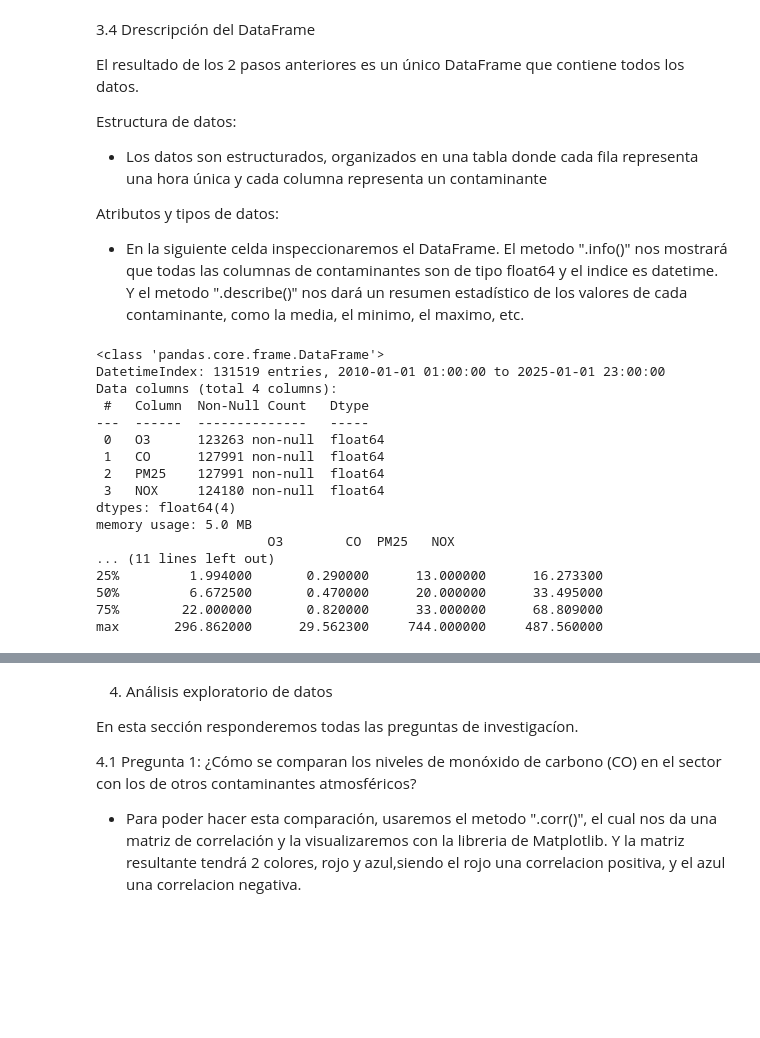
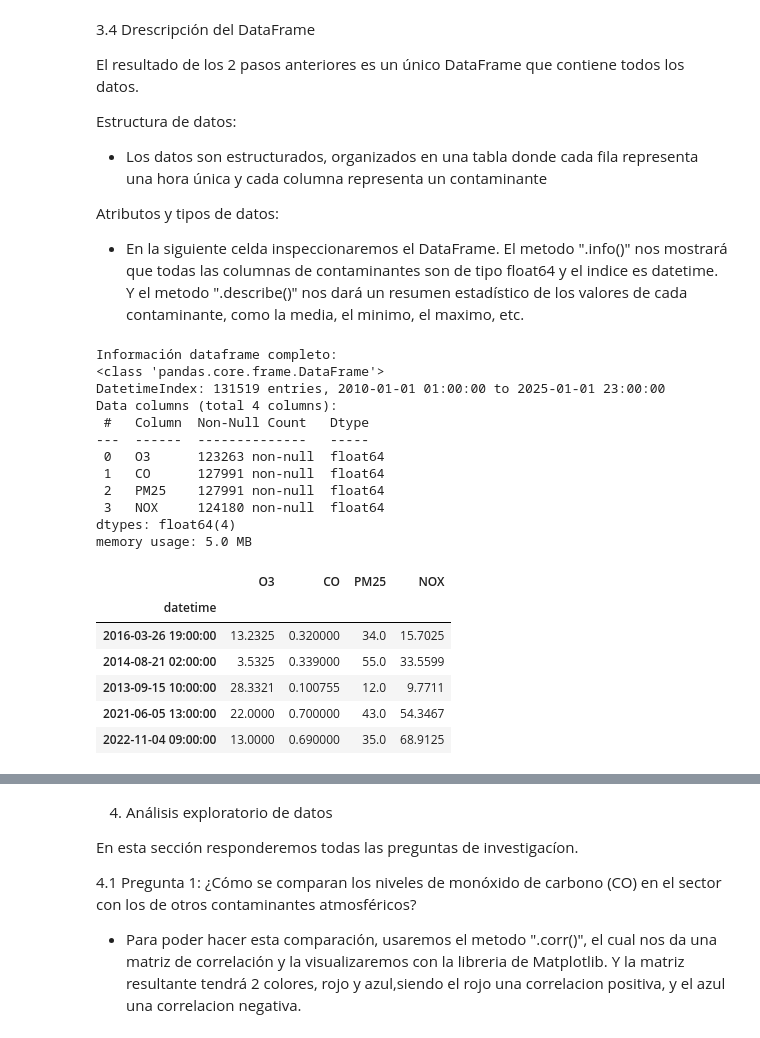
Before and after one commit to GiosueFN/IMT2200-Proyecto-Grupo-14, a Jupyter notebook: Proyecto_ICD/Notebooks/notebook.ipynb, the cells around one changed output, grey strips where cells are left out. Saved outputs shown, nothing was run; the diff lists cells and outputs as text; code cells hidden in the pictures; blank space fills up the shorter version.

```diff
--- a/Proyecto_ICD/Notebooks/notebook.ipynb
+++ b/Proyecto_ICD/Notebooks/notebook.ipynb
@@ -171,10 +167,10 @@ Atributos y tipos de datos:
 - En la siguiente celda inspeccionaremos el DataFrame. El metodo ".info()" nos mostrará que todas las columnas de contaminantes son de tipo float64 y el indice es datetime. Y el metodo ".describe()" nos dará un resumen estadístico de los valores de cada contaminante, como la media, el minimo, el maximo, etc.
 # %%
 # Inspeccionamos el DataFrame
+print('Información dataframe completo:')
 df_completo.info()
-print(df_completo.head())
-print(df_completo.describe())
 # %% [output]
+Información dataframe completo:
 <class 'pandas.core.frame.DataFrame'>
 DatetimeIndex: 131519 entries, 2010-01-01 01:00:00 to 2025-01-01 23:00:00
 Data columns (total 4 columns):
@@ -186,9 +182,14 @@ Data columns (total 4 columns):
  3   NOX     124180 non-null  float64
 dtypes: float64(4)
 memory usage: 5.0 MB
-                      O3        CO  PM25   NOX
-... (11 lines left out)
-25%         1.994000       0.290000      13.000000      16.273300
-50%         6.672500       0.470000      20.000000      33.495000
-75%        22.000000       0.820000      33.000000      68.809000
-max       296.862000      29.562300     744.000000     487.560000
+# %%
+# Mostramos algunas muestras del dataframe completo para ver como están estructurados los datos:
+df_completo.sample(5)
+# %% [output]
+|  | O3 | CO | PM25 | NOX |
+| datetime |  |  |  |  |
+| 2016-03-26 19:00:00 | 13.2325 | 0.320000 | 34.0 | 15.7025 |
+| 2014-08-21 02:00:00 | 3.5325 | 0.339000 | 55.0 | 33.5599 |
+| 2013-09-15 10:00:00 | 28.3321 | 0.100755 | 12.0 | 9.7711 |
+| 2021-06-05 13:00:00 | 22.0000 | 0.700000 | 43.0 | 54.3467 |
+| 2022-11-04 09:00:00 | 13.0000 | 0.690000 | 35.0 | 68.9125 |
```
Also changed, not shown: parts of 4 cells of this notebook.
